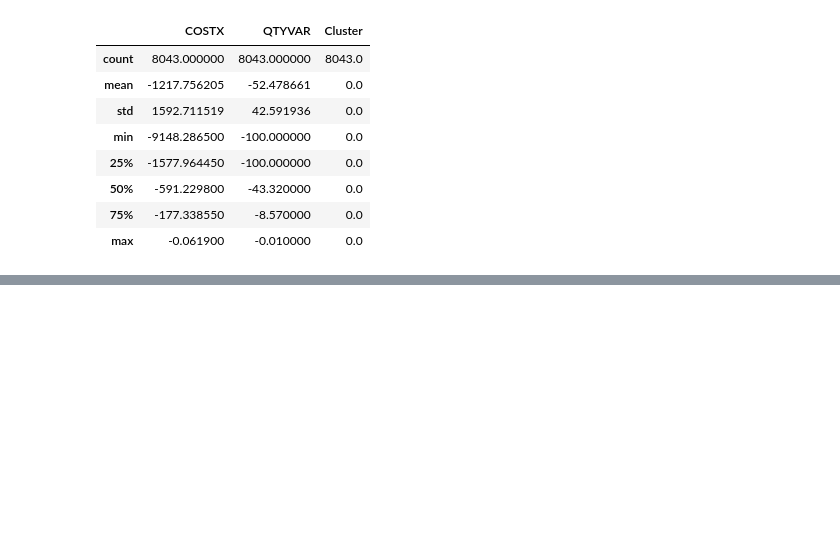
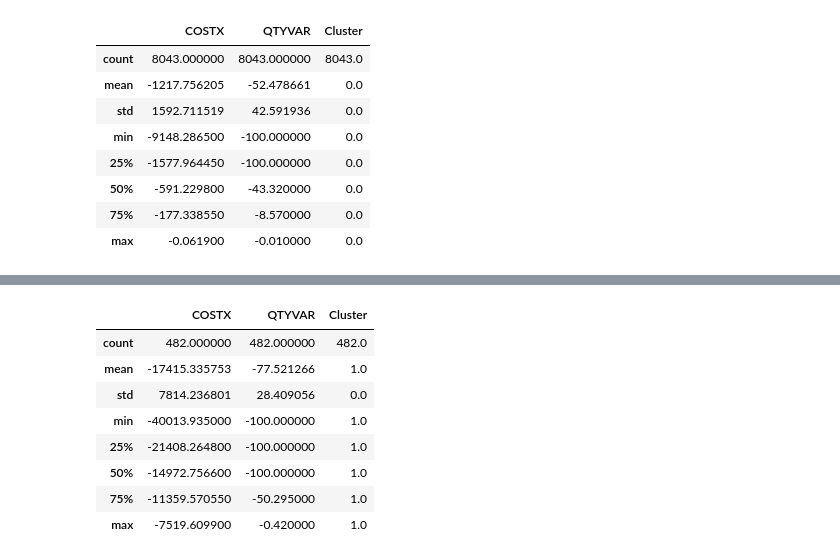
Before and after one commit to rjnakano/manejo-inventarios-pdg, a Jupyter notebook: Notebooks/TDG042521V2.ipynb, the cells around one changed output, grey strips where cells are left out. Drawn from its saved outputs; the diff is of its cells as text; code cells hidden in the pictures; blank space fills up the shorter version.

```diff
--- a/Notebooks/TDG042521V2.ipynb
+++ b/Notebooks/TDG042521V2.ipynb
@@ -831,0 +852,12 @@ df[(df['Cluster']==0) & (df['QTYVAR']<0) & (df['COSTX']!=4555.3851)].describe()
+# %%
+df[(df['Cluster']==1) & (df['COSTX']!=-25795.0287)].describe()
+# %% [output]
+|  | COSTX | QTYVAR | Cluster |
+| count | 482.000000 | 482.000000 | 482.0 |
+| mean | -17415.335753 | -77.521266 | 1.0 |
+| std | 7814.236801 | 28.409056 | 0.0 |
+| min | -40013.935000 | -100.000000 | 1.0 |
+| 25% | -21408.264800 | -100.000000 | 1.0 |
+| 50% | -14972.756600 | -100.000000 | 1.0 |
+| 75% | -11359.570550 | -50.295000 | 1.0 |
+| max | -7519.609900 | -0.420000 | 1.0 |
```
Also changed, not shown: parts of 3 cells of this notebook.
